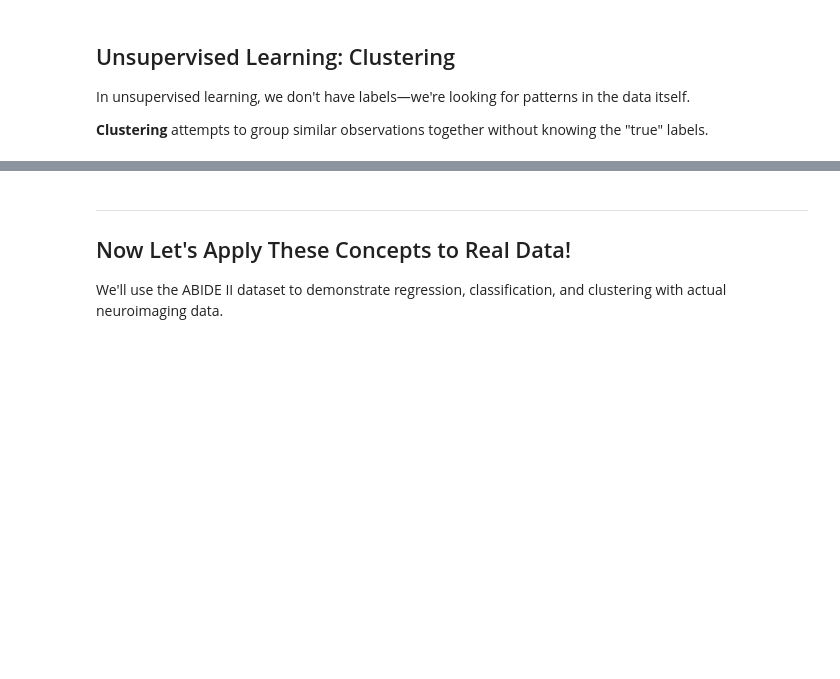
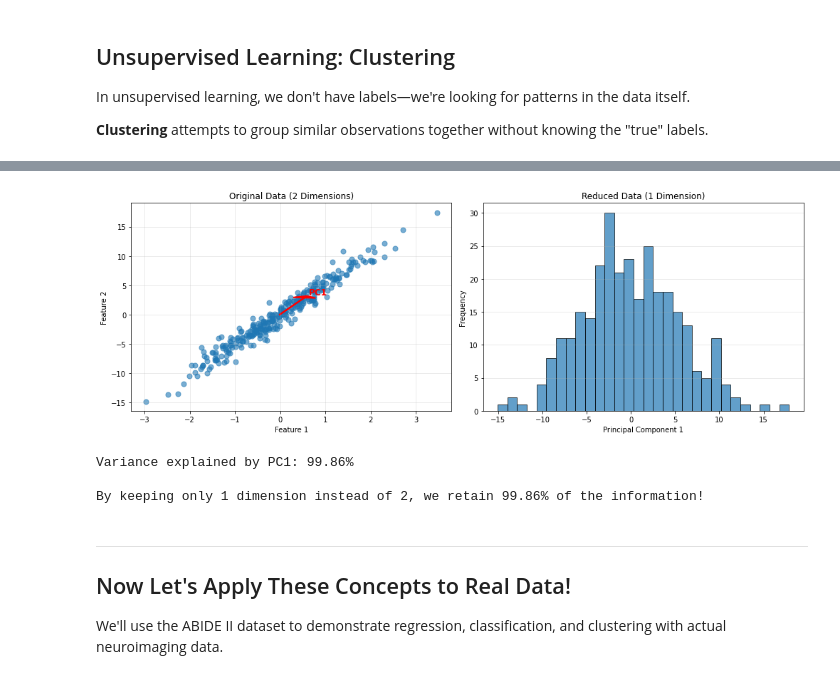
Before and after one commit to upishanker/cns-workshops, a Jupyter notebook: ML-AI-4-NeuroSci/01-introduction-core-concepts.ipynb, the cells around one changed output, grey strips where cells are left out. Drawn from its saved outputs; the diff is of its cells as text; code cells hidden in the pictures; blank space fills up the shorter version.

```diff
--- a/ML-AI-4-NeuroSci/01-introduction-core-concepts.ipynb
+++ b/ML-AI-4-NeuroSci/01-introduction-core-concepts.ipynb
@@ -191,3 +167,54 @@ In unsupervised learning, we don't have labels—we're looking for patterns in t
+# %%
+from sklearn.decomposition import PCA
+
+# Dimensionality Reduction Example
+
+# Generate correlated 2D data
+np.random.seed(100)
+x_dim = np.random.normal(size=300)
+y_dim = x_dim * 5 + np.random.normal(size=300)
+X_2d = np.column_stack([x_dim, y_dim])
+
+# Apply PCA to reduce from 2D to 1D
+pca = PCA(n_components=1)
+X_1d = pca.fit_transform(X_2d)
+
+# Visualize the dimensionality reduction
+fig, axes = plt.subplots(1, 2, figsize=(14, 5))
+
+# Left: Original 2D data
+axes[0].scatter(X_2d[:, 0], X_2d[:, 1], alpha=0.6, s=50)
+axes[0].set_xlabel('Feature 1')
+axes[0].set_ylabel('Feature 2')
+axes[0].set_title('Original Data (2 Dimensions)')
+axes[0].grid(True, alpha=0.3)
+
+# Add the principal component direction
+mean = pca.mean_
+component = pca.components_[0]
+axes[0].arrow(mean[0], mean[1], component[0]*3, component[1]*3,
+              head_width=0.5, head_length=0.3, fc='red', ec='red', linewidth=2)
+axes[0].text(mean[0]+component[0]*3.5, mean[1]+component[1]*3.5,
+             'PC1', fontsize=12, color='red', fontweight='bold')
+
+# Right: Reduced to 1D (plotted as histogram)
+axes[1].hist(X_1d, bins=30, edgecolor='black', alpha=0.7)
+axes[1].set_xlabel('Principal Component 1')
+axes[1].set_ylabel('Frequency')
+axes[1].set_title('Reduced Data (1 Dimension)')
+axes[1].grid(True, alpha=0.3, axis='y')
+
+plt.tight_layout()
+plt.show()
+
+# Print variance explained
+print(f"Variance explained by PC1: {pca.explained_variance_ratio_[0]:.2%}")
+print(f"\nBy keeping only 1 dimension instead of 2, we retain {pca.explained_variance_ratio_[0]:.2%} of the information!")
+# %% [output]
+[figure, added]
+Variance explained by PC1: 99.86%
+
+By keeping only 1 dimension instead of 2, we retain 99.86% of the information!
 # %% [markdown]
 ---
 
```
Also changed, not shown: parts of 7 cells of this notebook, 2 other files.
